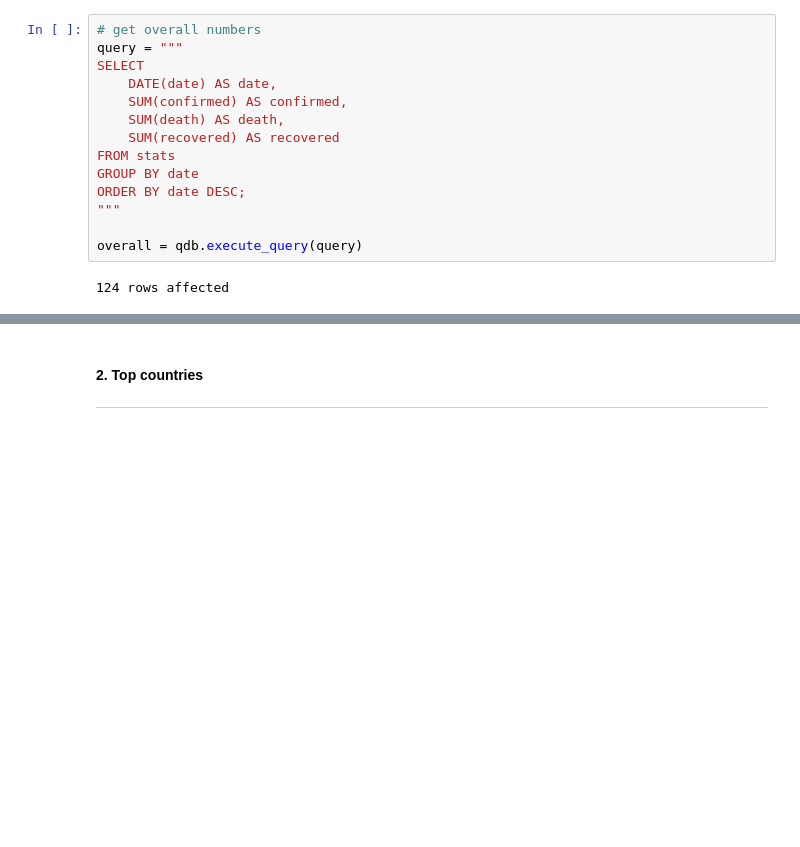
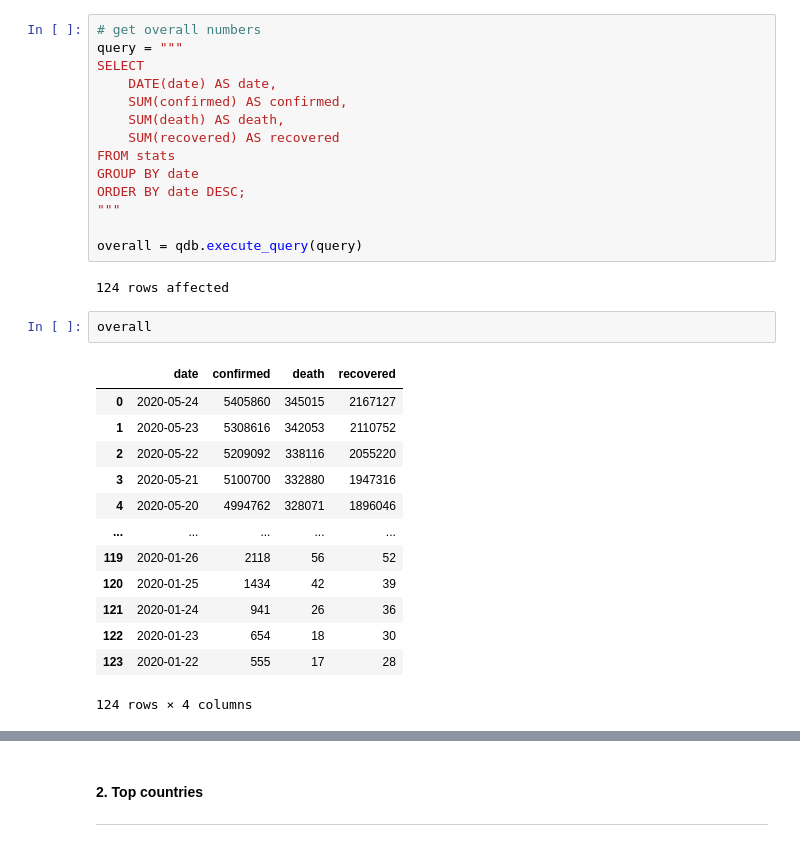
Before and after one commit to gvpamelen/covid19, a Jupyter notebook: notebooks/EDA.ipynb, the cells around one changed output, grey strips where cells are left out. Saved outputs shown, nothing was run; the diff lists cells and outputs as text; blank space fills up the shorter version.

```diff
--- a/notebooks/EDA.ipynb
+++ b/notebooks/EDA.ipynb
@@ -90,3 +94,19 @@ ORDER BY date DESC;
 overall = qdb.execute_query(query)
 # %% [output]
 124 rows affected
+# %%
+overall
+# %% [output]
+|  | date | confirmed | death | recovered |
+| 0 | 2020-05-24 | 5405860 | 345015 | 2167127 |
+| 1 | 2020-05-23 | 5308616 | 342053 | 2110752 |
+| 2 | 2020-05-22 | 5209092 | 338116 | 2055220 |
+| 3 | 2020-05-21 | 5100700 | 332880 | 1947316 |
+| 4 | 2020-05-20 | 4994762 | 328071 | 1896046 |
+| ... | ... | ... | ... | ... |
+| 119 | 2020-01-26 | 2118 | 56 | 52 |
+| 120 | 2020-01-25 | 1434 | 42 | 39 |
+| 121 | 2020-01-24 | 941 | 26 | 36 |
+| 122 | 2020-01-23 | 654 | 18 | 30 |
+| 123 | 2020-01-22 | 555 | 17 | 28 |
+124 rows × 4 columns
```
Also changed, not shown: parts of 8 cells of this notebook.
